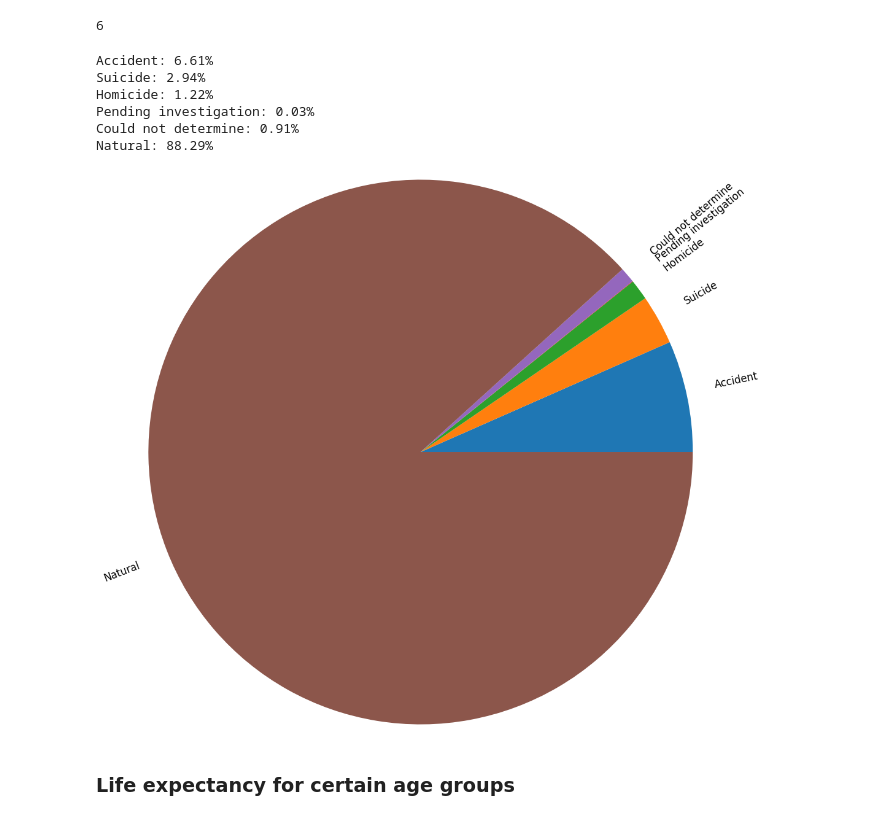
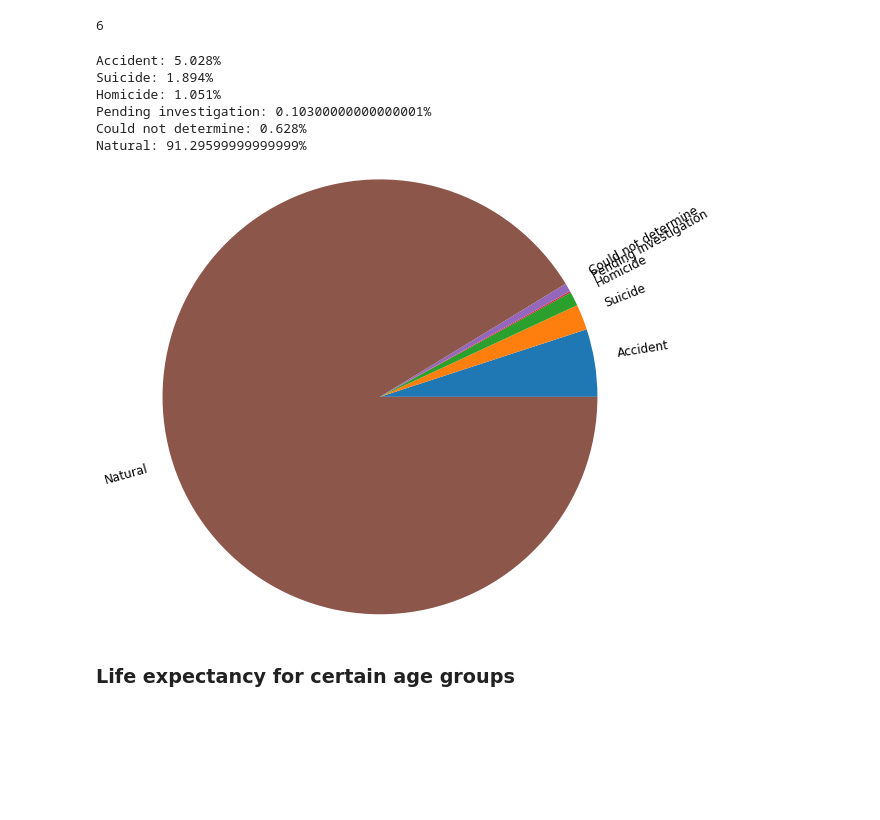
Before and after one commit to m-yasir/datascience-project, a Jupyter notebook: program.ipynb, the cells around one changed output. Cells and saved outputs as stored; diff of their text form; code cells hidden in the pictures; blank space fills up the shorter version.

```diff
--- a/program.ipynb
+++ b/program.ipynb
@@ -26,7 +26,7 @@ import matplotlib.pyplot as plt
 # %% [markdown]
 ## Data Loading
 # %%
-df = pd.read_csv("VS17MORT.csv", low_memory=False, nrows=10000) # Mortality dataset's DATAFRAME
+df = pd.read_csv("VS17MORT.csv", low_memory=False, nrows=100000) # Mortality dataset's DATAFRAME
 # %%
 df.head(5)
 # %% [output]
@@ -153,7 +152,7 @@ def tryConvertingToNumber(value):
     except:
         return value
 
-df = df.applymap(lambda x: tryConvertingToNumber(x))
+df = df.applymap(tryConvertingToNumber)
 # %%
 df.columns
 # %% [output]
@@ -325,35 +330,35 @@ len(deathCausePcts)
 for i in range(0, len(deathCausePcts)):
     print(f"{labels[i]}: {deathCausePcts[i]}%");
 # %% [output]
-Accident: 6.61%
-Suicide: 2.94%
-Homicide: 1.22%
-Pending investigation: 0.03%
-Could not determine: 0.91%
-Natural: 88.29%
+Accident: 5.028%
+Suicide: 1.894%
+Homicide: 1.051%
+Pending investigation: 0.10300000000000001%
+Could not determine: 0.628%
+Natural: 91.29599999999999%
 # %%
 # percentages = [manner1Per, manner2Per, manner3Per, manner4Per, manner5Per, manner6Per, manner7Per]
 # idx = deathCausePcts.index(0.0)
 # percentages = deathCausePcts[:idx] + deathCausePcts[idx+1:]
 # objects = objects[:idx] + objects[idx+1:]
-
+plt.figure(figsize=(10,5))
 plt.pie(
     x=deathCausePcts,
     labels=labels,
     rotatelabels=45,
-    radius=3,
+    radius=2,
     textprops={
         "fontsize": 12
     }
 )
 # plt.bar(y_pos, percentages, align='center', alpha=0.5)
 # plt.xticks(y_pos, objects, rotation=30)
 # plt.ylabel('Death Percentage')
 # plt.title('Most Common Causes Of Death.')
 #plt.setp(ax.get_xticklabels(), rotation=30, horizontalalignment='right', fontsize='x-small')
 plt.show();
 # %% [output]
-[figure, old version]
+[figure, new version]
 # %% [markdown]
 ### Life expectancy for certain age groups
 # %%
```
Also changed, not shown: parts of 59 cells of this notebook.
